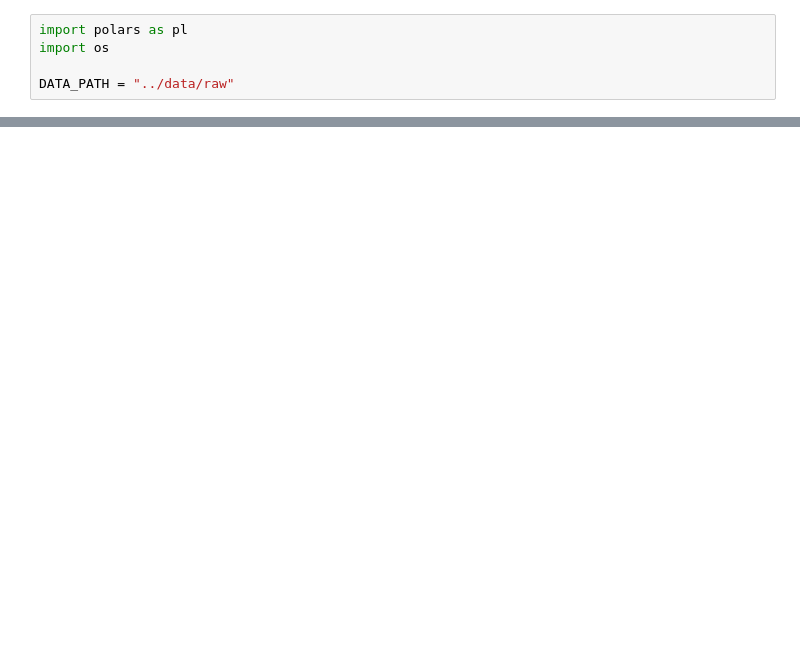
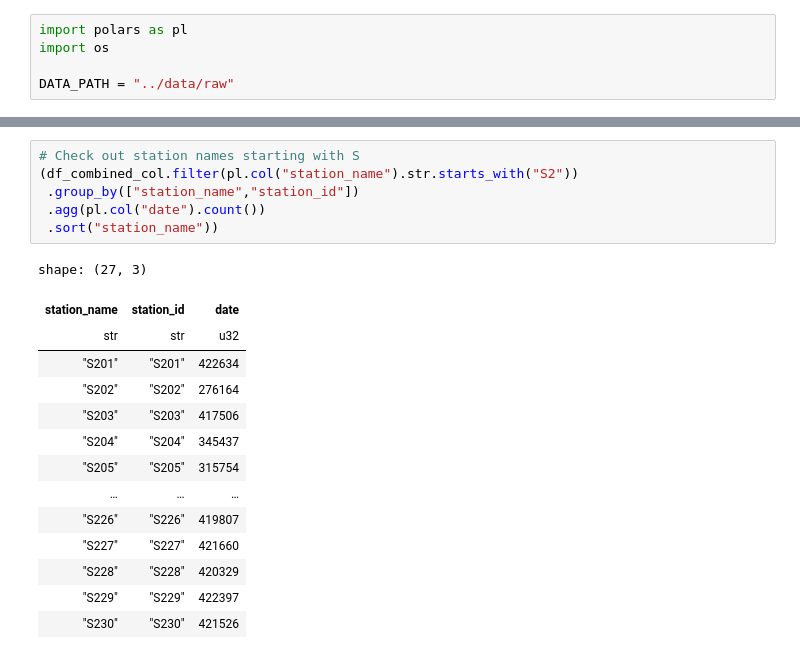
Before and after one commit to ziyu-toh/hdb-resale-prediction, a Jupyter notebook: notebooks/Data Exploration.ipynb, the cells around one changed output, grey strips where cells are left out. Saved outputs shown, nothing was run; the diff lists cells and outputs as text; blank space fills up the shorter version.

```diff
--- a/notebooks/Data Exploration.ipynb
+++ b/notebooks/Data Exploration.ipynb
@@ -32,0 +93,21 @@ shape: (5, 12)
+# %%
+# Check out station names starting with S
+(df_combined_col.filter(pl.col("station_name").str.starts_with("S2"))
+ .group_by(["station_name","station_id"])
+ .agg(pl.col("date").count())
+ .sort("station_name"))
+# %% [output]
+shape: (27, 3)
+| station_name | station_id | date |
+| str | str | u32 |
+| "S201" | "S201" | 422634 |
+| "S202" | "S202" | 276164 |
+| "S203" | "S203" | 417506 |
+| "S204" | "S204" | 345437 |
+| "S205" | "S205" | 315754 |
+| … | … | … |
+| "S226" | "S226" | 419807 |
+| "S227" | "S227" | 421660 |
+| "S228" | "S228" | 420329 |
+| "S229" | "S229" | 422397 |
+| "S230" | "S230" | 421526 |
```
Also changed, not shown: parts of 23 cells of this notebook, 1 other file.
